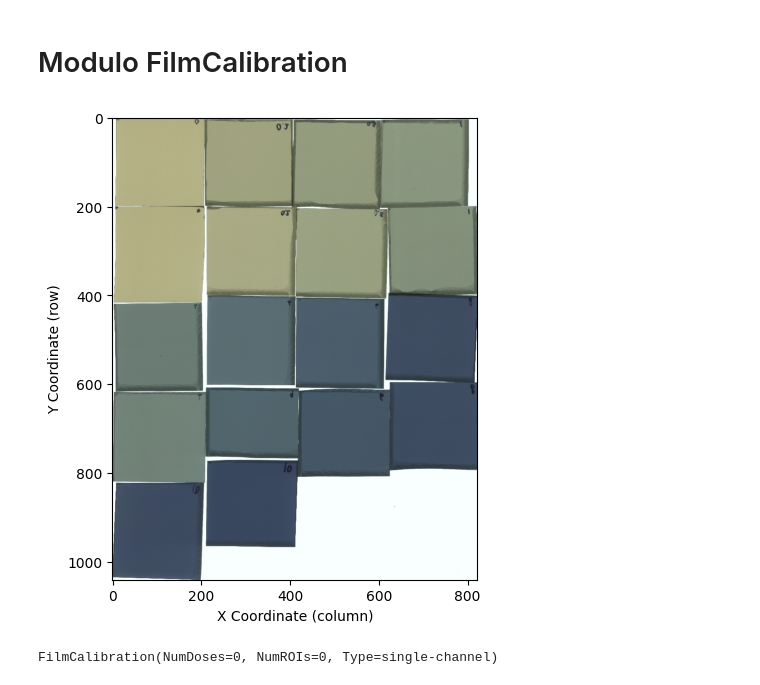
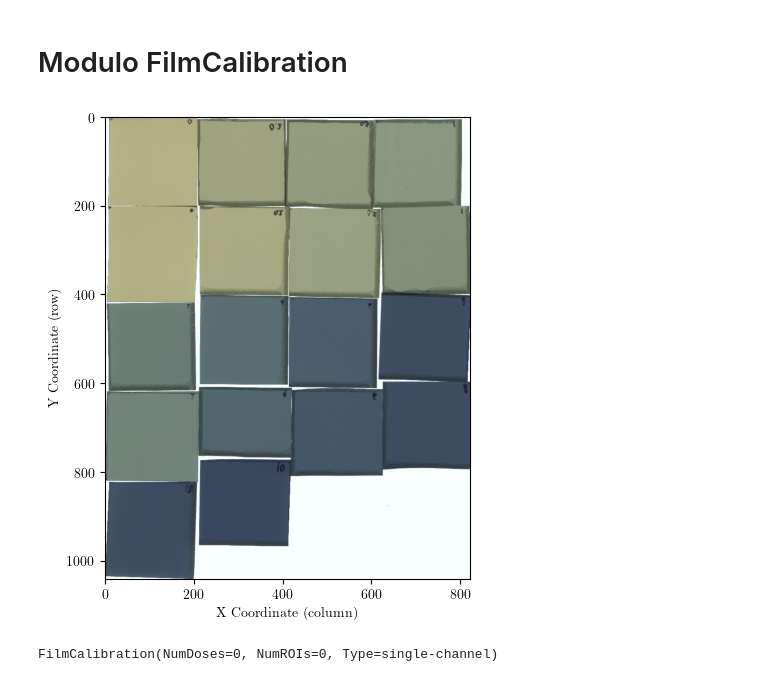
Before and after one commit to eduardoh27/FilmQADose, a Jupyter notebook: app/calibration.ipynb, the cells around one changed output. Cells and saved outputs as stored; diff of their text form; code cells hidden in the pictures.

```diff
--- a/app/calibration.ipynb
+++ b/app/calibration.ipynb
@@ -5,4 +6,8 @@ import os
 from calibration.image_processing import read_image, show_image, reflect_image, rotate_image, crop_square_roi
+# %%
+plt.rcParams['font.family'] = 'serif'
+plt.rcParams['font.serif'] = ['Computer Modern Roman']
+plt.rcParams['text.usetex'] = True
 # %%
 # ------------------------ EJEMPLO DE USO ------------------------
 
@@ -149,11 +190,11 @@ from calibration.calibration import FilmCalibration
 # %%
 ruta = os.path.join('media', 'Dosis0a10.tif')
 imagen_groundtruth = read_image(ruta)
 show_image(imagen_groundtruth)
 
-calibracion = FilmCalibration(imagen_groundtruth)
+calibracion = FilmCalibration(imagen_groundtruth, fitting_function_name='cuadratic')
 # %% [output]
-[figure, old version]
+[figure, new version]
 # %%
 print(calibracion)
 # %% [output]
```
Also changed, not shown: parts of 15 cells of this notebook, 6 other files.
